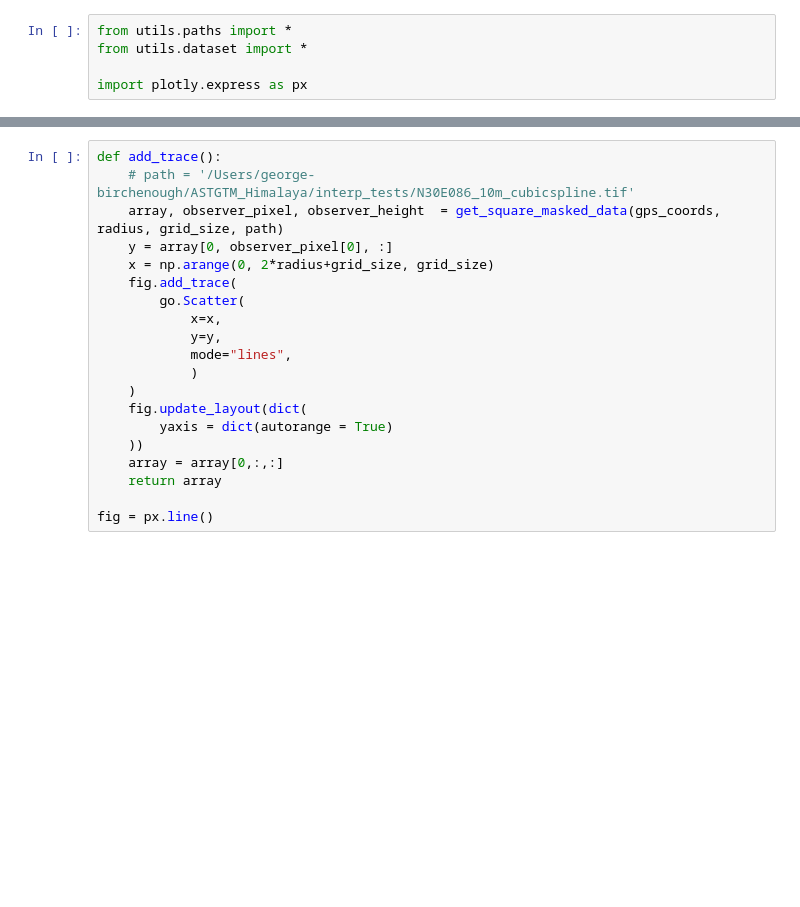
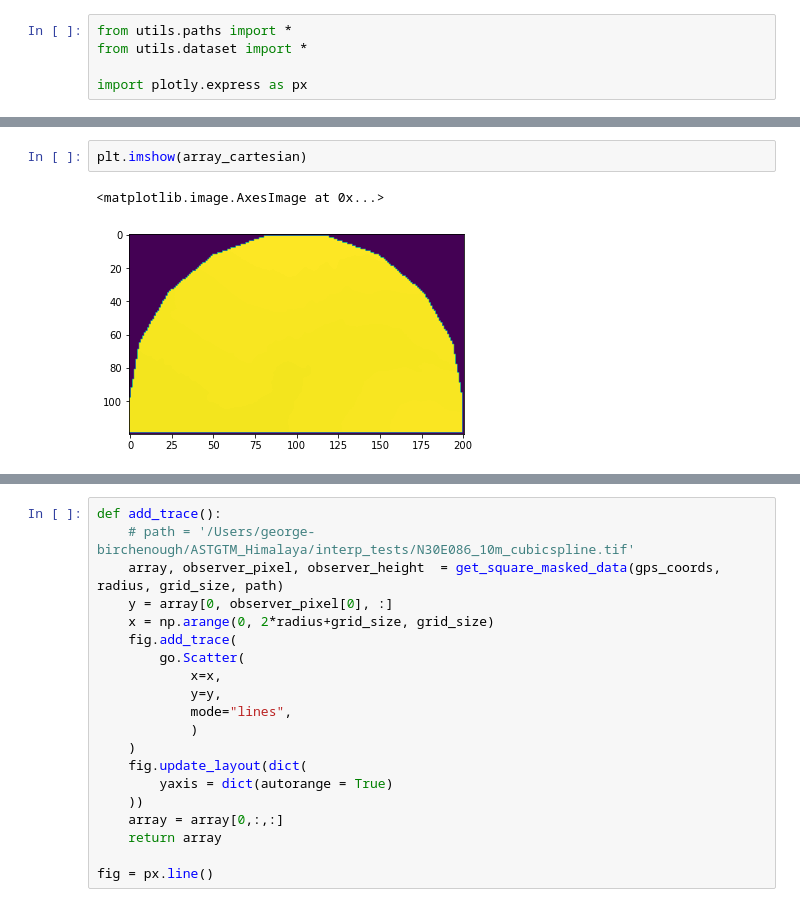
Before and after one commit to georgebirch/sunmap, a Jupyter notebook: Colab_app.ipynb, the cells around one changed output, grey strips where cells are left out. Drawn from its saved outputs; the diff is of its cells as text; blank space fills up the shorter version.

```diff
--- a/Colab_app.ipynb
+++ b/Colab_app.ipynb
@@ -5,0 +126,5 @@ import plotly.express as px
+# %%
+plt.imshow(array_cartesian)
+# %% [output]
+<matplotlib.image.AxesImage at 0x...>
+[figure, added]
```
Also changed, not shown: parts of 11 cells of this notebook, 2 other files.
